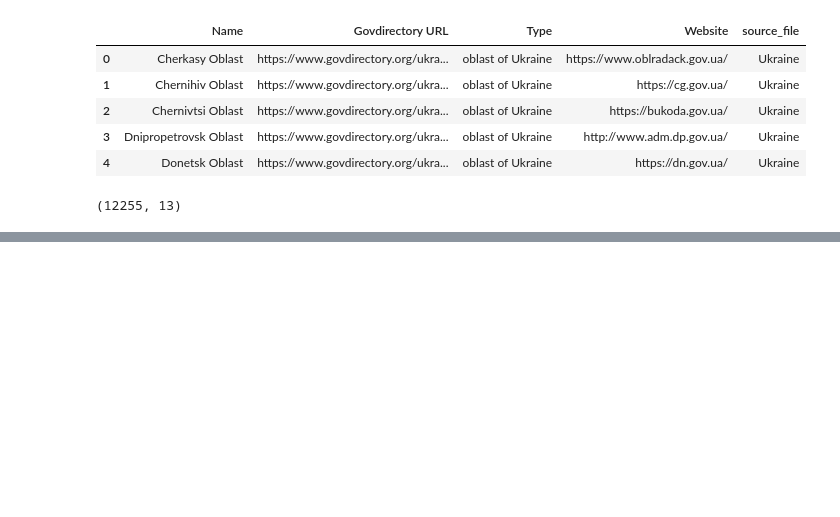
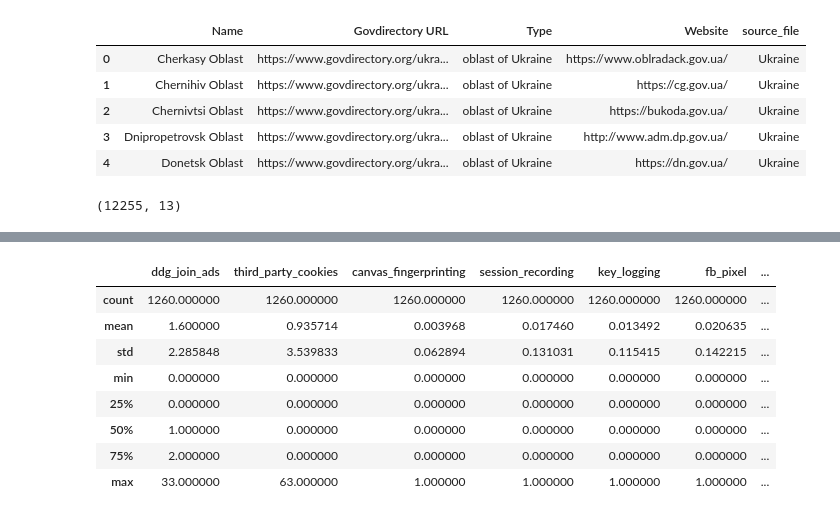
Before and after one commit to themains/private_gov, a Jupyter notebook: scripts/combine_analyze.ipynb, the cells around one changed output, grey strips where cells are left out. Saved outputs shown, nothing was run; the diff lists cells and outputs as text; code cells hidden in the pictures; blank space fills up the shorter version.

```diff
--- a/scripts/combine_analyze.ipynb
+++ b/scripts/combine_analyze.ipynb
@@ -162,0 +242,12 @@ fin_df.groupby(['source_file', 'Type']).describe().reset_index().reset_index().d
+# %%
+usgov_blacklight_df.describe()
+# %% [output]
+|  | ddg_join_ads | third_party_cookies | canvas_fingerprinting | session_recording | key_logging | fb_pixel | ... |
+| count | 1260.000000 | 1260.000000 | 1260.000000 | 1260.000000 | 1260.000000 | 1260.000000 | ... |
+| mean | 1.600000 | 0.935714 | 0.003968 | 0.017460 | 0.013492 | 0.020635 | ... |
+| std | 2.285848 | 3.539833 | 0.062894 | 0.131031 | 0.115415 | 0.142215 | ... |
+| min | 0.000000 | 0.000000 | 0.000000 | 0.000000 | 0.000000 | 0.000000 | ... |
+| 25% | 0.000000 | 0.000000 | 0.000000 | 0.000000 | 0.000000 | 0.000000 | ... |
+| 50% | 1.000000 | 0.000000 | 0.000000 | 0.000000 | 0.000000 | 0.000000 | ... |
+| 75% | 2.000000 | 0.000000 | 0.000000 | 0.000000 | 0.000000 | 0.000000 | ... |
+| max | 33.000000 | 63.000000 | 1.000000 | 1.000000 | 1.000000 | 1.000000 | ... |
```
Also changed, not shown: parts of 15 cells of this notebook, 4 other files.
